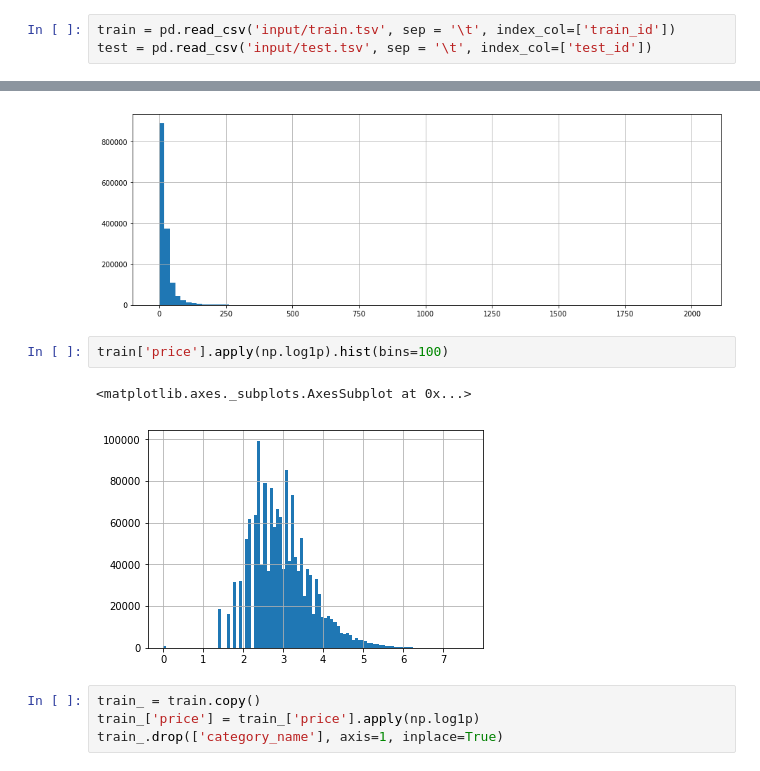
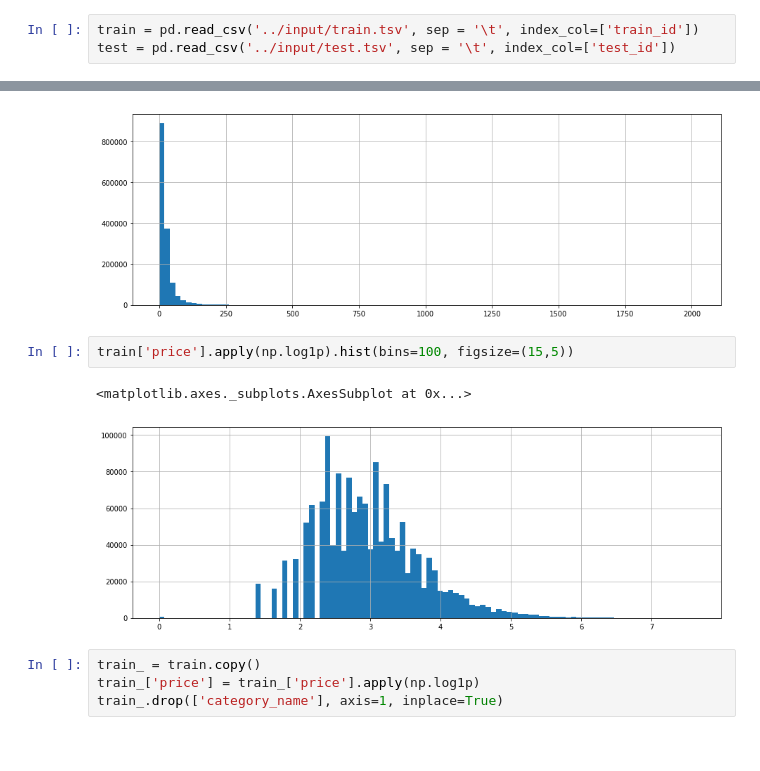
Before and after one commit to chen-xiong-yi/Mercari, a Jupyter notebook: Mercari.ipynb, the cells around one changed output, grey strips where cells are left out. Drawn from its saved outputs; the diff is of its cells as text.

```diff
--- a/Mercari.ipynb
+++ b/Mercari.ipynb
@@ -5,8 +5,8 @@ import numpy as np
 import seaborn as sns
 %matplotlib inline
 # %%
-train = pd.read_csv('input/train.tsv', sep = '\t', index_col=['train_id'])
-test = pd.read_csv('input/test.tsv', sep = '\t', index_col=['test_id'])
+train = pd.read_csv('../input/train.tsv', sep = '\t', index_col=['train_id'])
+test = pd.read_csv('../input/test.tsv', sep = '\t', index_col=['test_id'])
 # %%
 train.info()
 # %% [output]
@@ -126,10 +126,10 @@ train['price'].hist(bins=100, figsize=(15,5))
 <matplotlib.axes._subplots.AxesSubplot at 0x...>
 [figure]
 # %%
-train['price'].apply(np.log1p).hist(bins=100)
+train['price'].apply(np.log1p).hist(bins=100, figsize=(15,5))
 # %% [output]
 <matplotlib.axes._subplots.AxesSubplot at 0x...>
-[figure, old version]
+[figure, new version]
 # %%
 train_ = train.copy()
 train_['price'] = train_['price'].apply(np.log1p)
```
Also changed, not shown: parts of 13 cells of this notebook.
